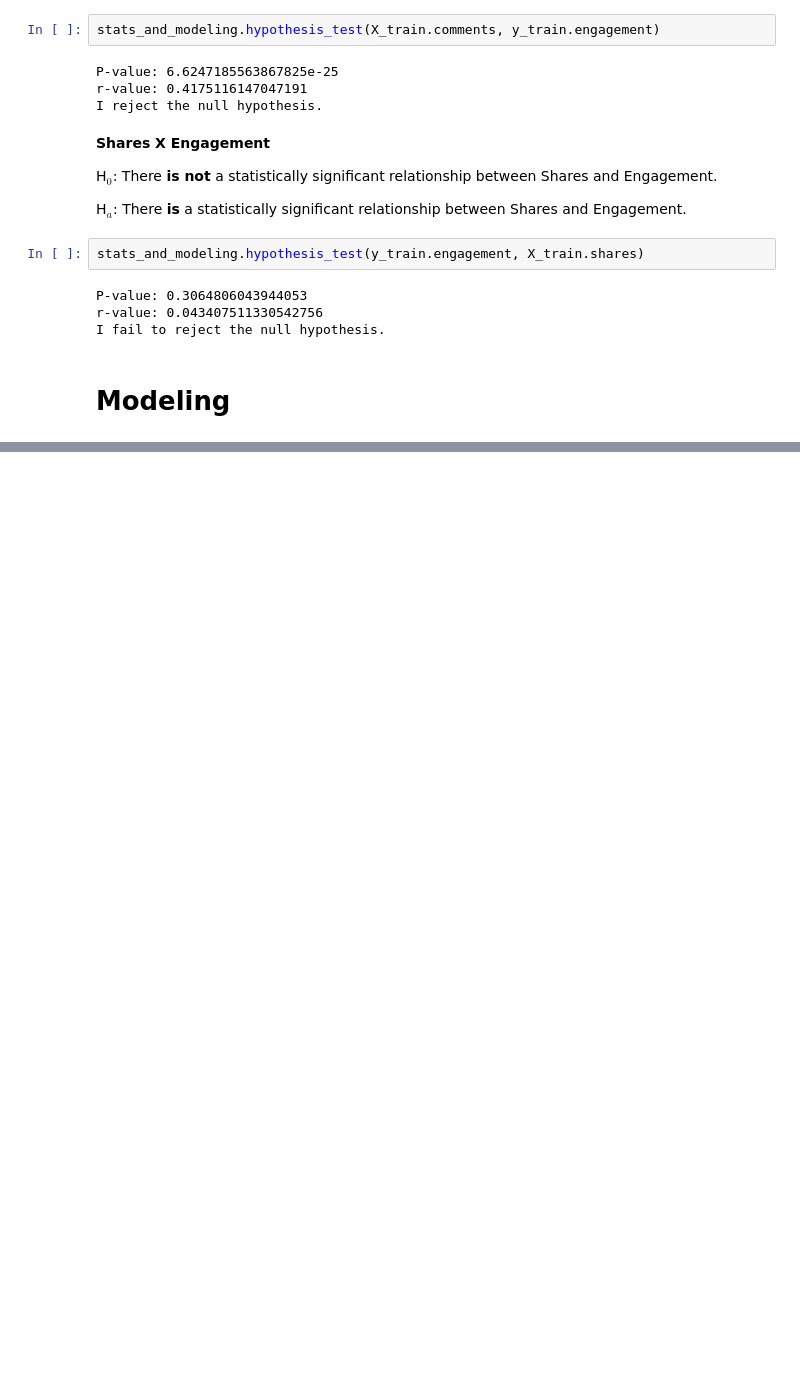
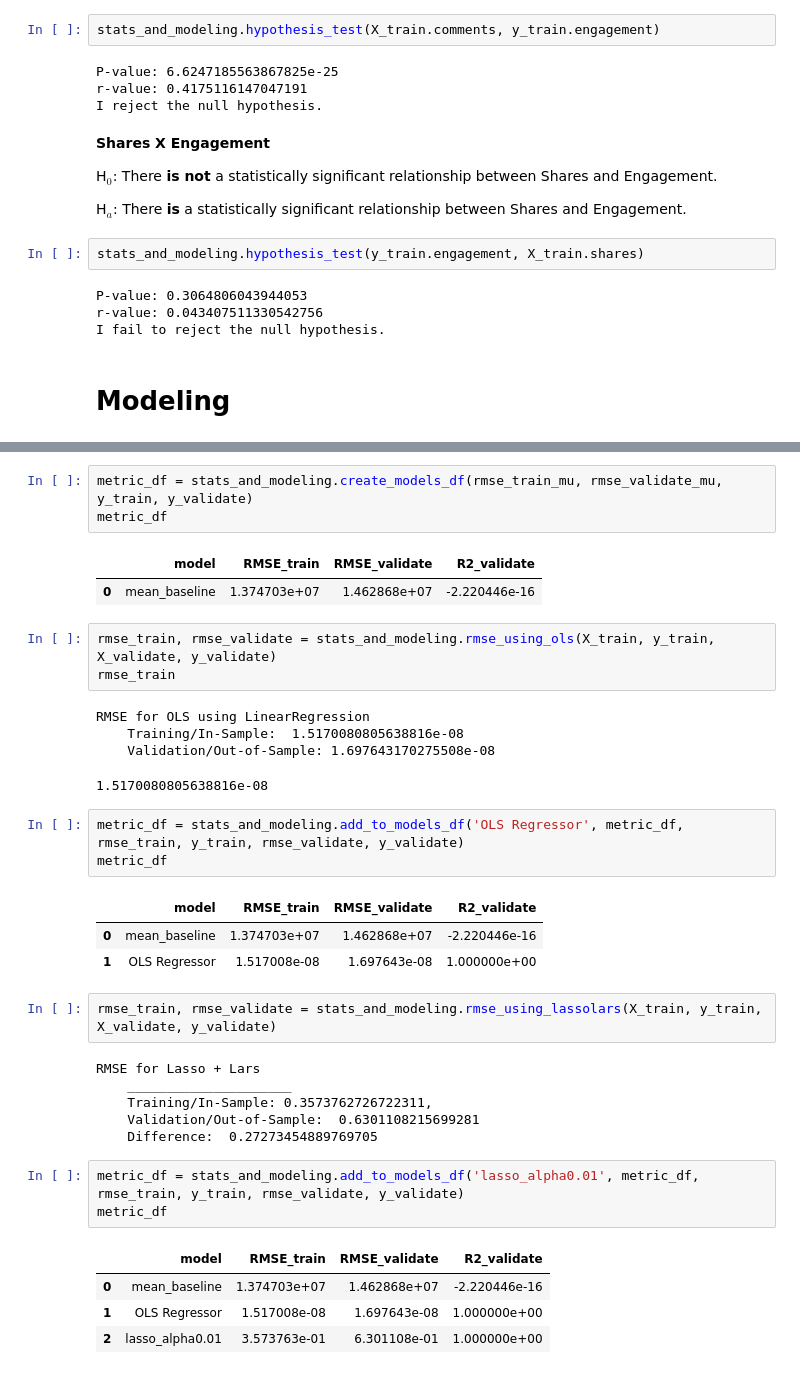
Before and after one commit to adriananuncio/individual_project, a Jupyter notebook: final_notebook.ipynb, the cells around one changed output, grey strips where cells are left out. Drawn from its saved outputs; the diff is of its cells as text; blank space fills up the shorter version.

```diff
--- a/final_notebook.ipynb
+++ b/final_notebook.ipynb
@@ -242,0 +251,37 @@ I fail to reject the null hypothesis.
+# %%
+metric_df = stats_and_modeling.create_models_df(rmse_train_mu, rmse_validate_mu, y_train, y_validate)
+metric_df
+# %% [output]
+|  | model | RMSE_train | RMSE_validate | R2_validate |
+| 0 | mean_baseline | 1.374703e+07 | 1.462868e+07 | -2.220446e-16 |
+# %%
+rmse_train, rmse_validate = stats_and_modeling.rmse_using_ols(X_train, y_train, X_validate, y_validate)
+rmse_train
+# %% [output]
+RMSE for OLS using LinearRegression
+    Training/In-Sample:  1.5170080805638816e-08
+    Validation/Out-of-Sample: 1.697643170275508e-08
+1.5170080805638816e-08
+# %%
+metric_df = stats_and_modeling.add_to_models_df('OLS Regressor', metric_df, rmse_train, y_train, rmse_validate, y_validate)
+metric_df
+# %% [output]
+|  | model | RMSE_train | RMSE_validate | R2_validate |
+| 0 | mean_baseline | 1.374703e+07 | 1.462868e+07 | -2.220446e-16 |
+| 1 | OLS Regressor | 1.517008e-08 | 1.697643e-08 | 1.000000e+00 |
+# %%
+rmse_train, rmse_validate = stats_and_modeling.rmse_using_lassolars(X_train, y_train, X_validate, y_validate)
+# %% [output]
+RMSE for Lasso + Lars
+    _____________________
+    Training/In-Sample: 0.3573762726722311,
+    Validation/Out-of-Sample:  0.6301108215699281
+    Difference:  0.27273454889769705
+# %%
+metric_df = stats_and_modeling.add_to_models_df('lasso_alpha0.01', metric_df, rmse_train, y_train, rmse_validate, y_validate)
+metric_df
+# %% [output]
+|  | model | RMSE_train | RMSE_validate | R2_validate |
+| 0 | mean_baseline | 1.374703e+07 | 1.462868e+07 | -2.220446e-16 |
+| 1 | OLS Regressor | 1.517008e-08 | 1.697643e-08 | 1.000000e+00 |
+| 2 | lasso_alpha0.01 | 3.573763e-01 | 6.301108e-01 | 1.000000e+00 |
```
Also changed, not shown: parts of 3 cells of this notebook, 4 other files.
